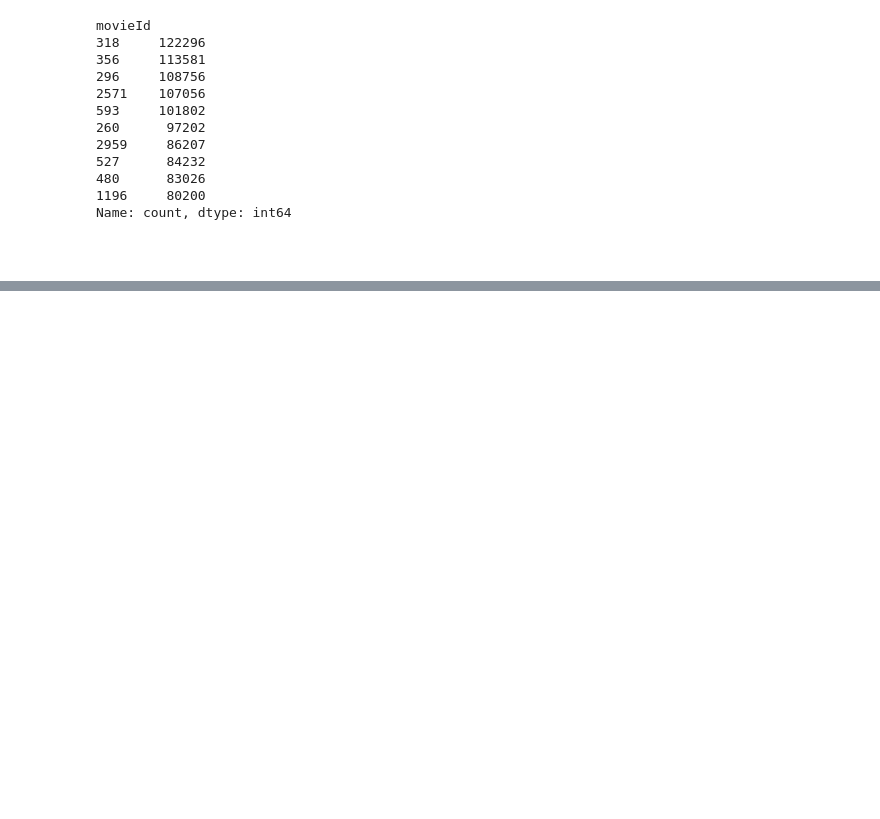
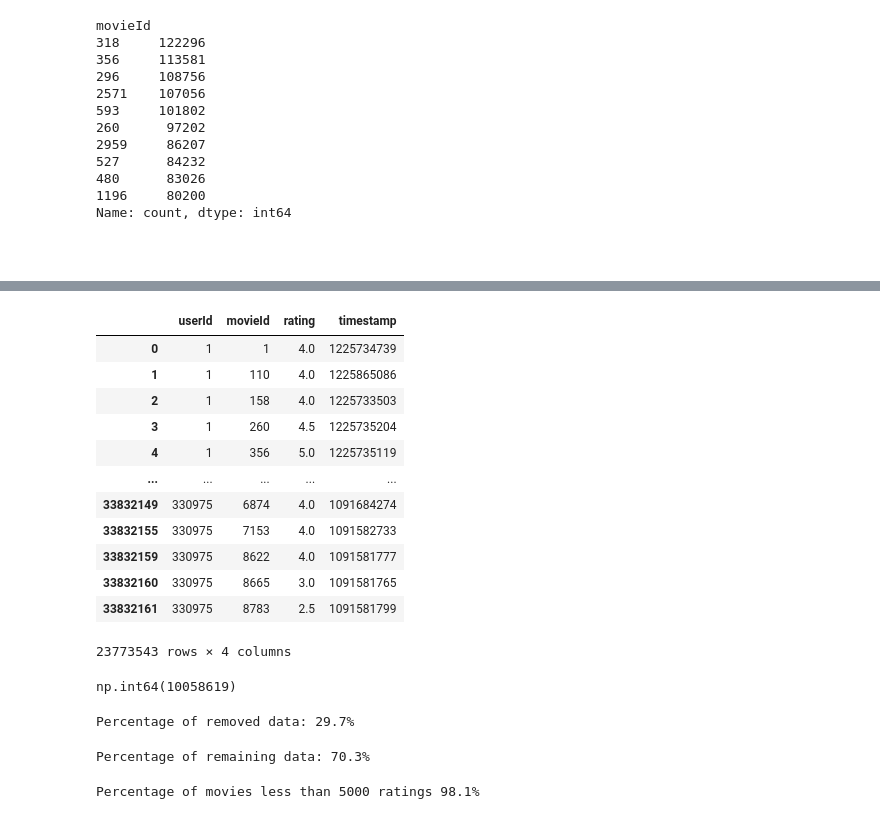
Before and after one commit to Umite93/UE_ML_AI24, a Jupyter notebook: Labb_ML2/Movie_Recommendations.ipynb, the cells around one changed output, grey strips where cells are left out. Saved outputs shown, nothing was run; the diff lists cells and outputs as text; code cells hidden in the pictures; blank space fills up the shorter version.

```diff
--- a/Labb_ML2/Movie_Recommendations.ipynb
+++ b/Labb_ML2/Movie_Recommendations.ipynb
@@ -348,0 +212,32 @@ Eftersom det bygger på innehållet, kan även nya användare få ganska bra rek
+# %%
+ratings_higher_5000_movies
+# %% [output]
+|  | userId | movieId | rating | timestamp |
+| 0 | 1 | 1 | 4.0 | 1225734739 |
+| 1 | 1 | 110 | 4.0 | 1225865086 |
+| 2 | 1 | 158 | 4.0 | 1225733503 |
+| 3 | 1 | 260 | 4.5 | 1225735204 |
+| 4 | 1 | 356 | 5.0 | 1225735119 |
+| ... | ... | ... | ... | ... |
+| 33832149 | 330975 | 6874 | 4.0 | 1091684274 |
+| 33832155 | 330975 | 7153 | 4.0 | 1091582733 |
+| 33832159 | 330975 | 8622 | 4.0 | 1091581777 |
+| 33832160 | 330975 | 8665 | 3.0 | 1091581765 |
+| 33832161 | 330975 | 8783 | 2.5 | 1091581799 |
+23773543 rows × 4 columns
+# %%
+ratings_less_5000.sum()
+# %% [output]
+np.int64(10058619)
+# %%
+print(f"Percentage of removed data: {ratings_less_5000.sum() / ratings_amount * 100:.1f}%")
+# %% [output]
+Percentage of removed data: 29.7%
+# %%
+print(f"Percentage of remaining data: {len(ratings_higher_5000_movies) / ratings_amount * 100:.1f}%")
+# %% [output]
+Percentage of remaining data: 70.3%
+# %%
+print(f"Percentage of movies less than 5000 ratings {len(ratings_less_5000)/movies_amount * 100:.1f}%")
+# %% [output]
+Percentage of movies less than 5000 ratings 98.1%
```
Also changed, not shown: parts of 95 cells of this notebook.
